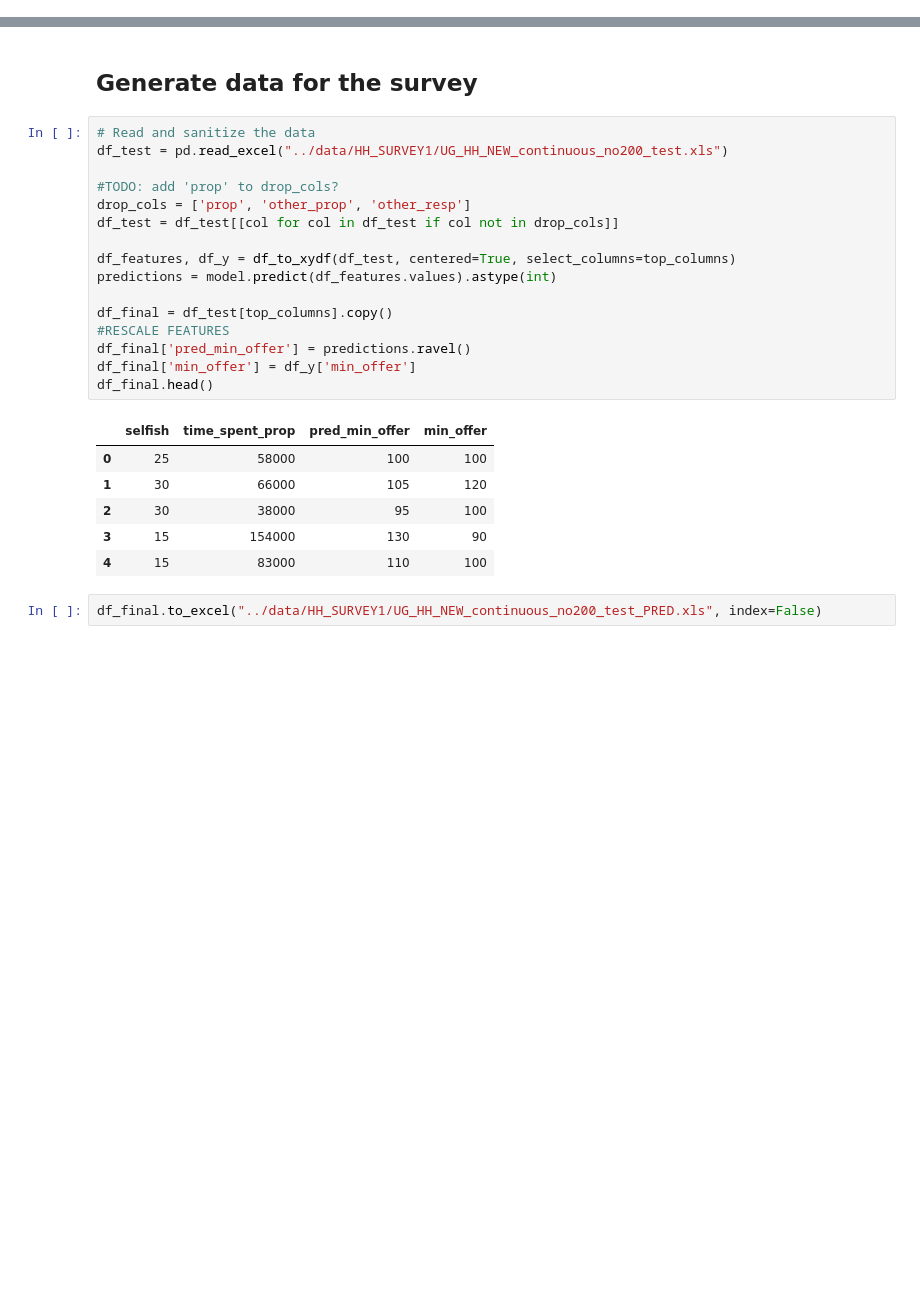
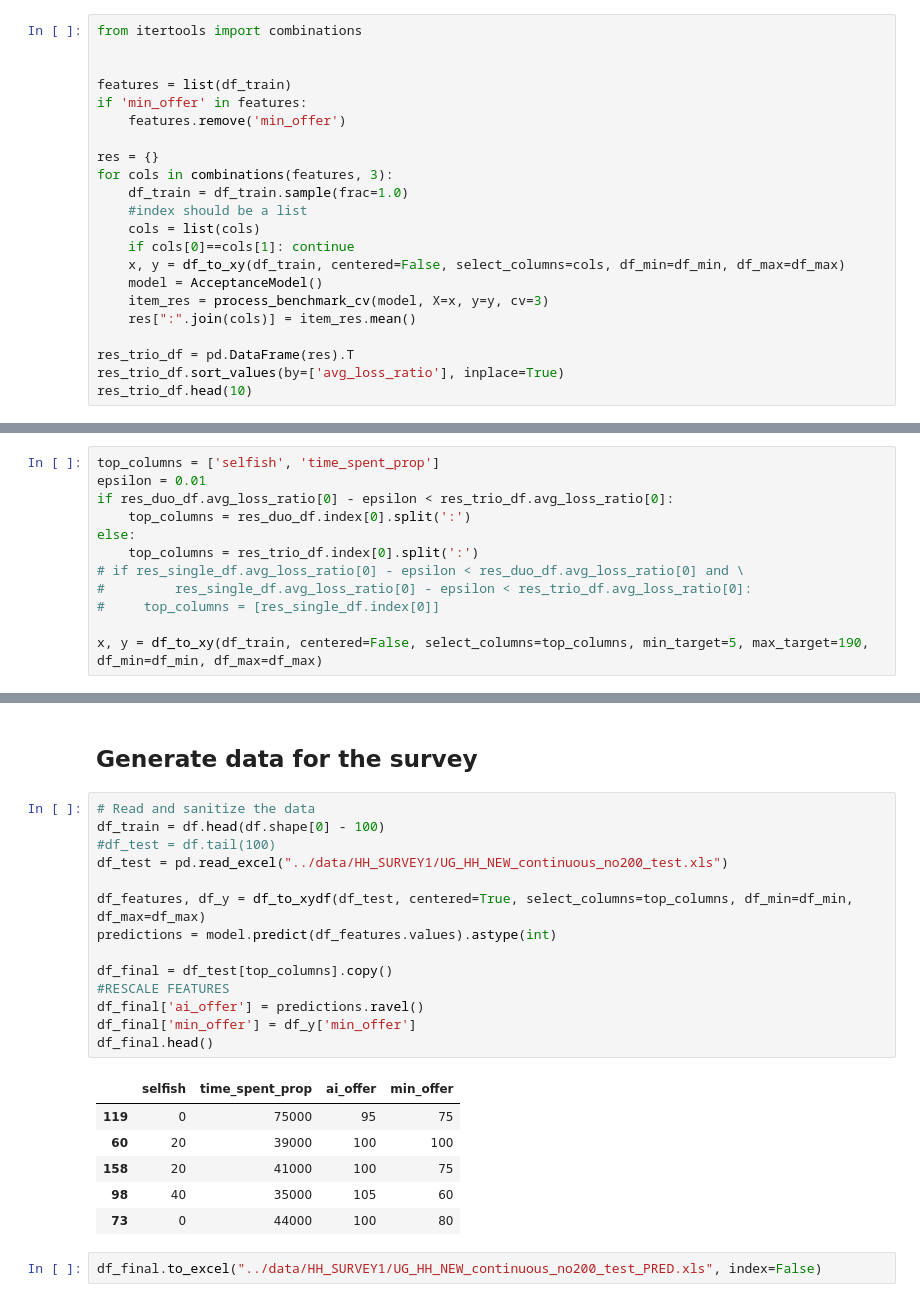
Before and after one commit to afranck64/ultimatum, a Jupyter notebook: notebooks/Ablation.ipynb, the cells around one changed output, grey strips where cells are left out. Saved outputs shown, nothing was run; the diff lists cells and outputs as text; blank space fills up the shorter version.

```diff
--- a/notebooks/Ablation.ipynb
+++ b/notebooks/Ablation.ipynb
@@ -105,0 +159,22 @@ res_duo_df.head(10)
+# %%
+from itertools import combinations
+
+
+features = list(df_train)
+if 'min_offer' in features:
+    features.remove('min_offer')
+
+res = {}
+for cols in combinations(features, 3):
+    df_train = df_train.sample(frac=1.0)
+    #index should be a list
+    cols = list(cols)
+    if cols[0]==cols[1]: continue
+    x, y = df_to_xy(df_train, centered=False, select_columns=cols, df_min=df_min, df_max=df_max)
+    model = AcceptanceModel()
+    item_res = process_benchmark_cv(model, X=x, y=y, cv=3)
+    res[":".join(cols)] = item_res.mean()
+
+res_trio_df = pd.DataFrame(res).T
+res_trio_df.sort_values(by=['avg_loss_ratio'], inplace=True)
+res_trio_df.head(10)
@@ -179,3 +216,15 @@ x, y = df_to_xy(df, centered=True, select_columns=top_columns, min_target=5, max
+# %%
+top_columns = ['selfish', 'time_spent_prop']
+epsilon = 0.01
+if res_duo_df.avg_loss_ratio[0] - epsilon < res_trio_df.avg_loss_ratio[0]:
+    top_columns = res_duo_df.index[0].split(':')
+else:
+    top_columns = res_trio_df.index[0].split(':')
+# if res_single_df.avg_loss_ratio[0] - epsilon < res_duo_df.avg_loss_ratio[0] and \
+#         res_single_df.avg_loss_ratio[0] - epsilon < res_trio_df.avg_loss_ratio[0]:
+#     top_columns = [res_single_df.index[0]]
+
+x, y = df_to_xy(df_train, centered=False, select_columns=top_columns, min_target=5, max_target=190, df_min=df_min, df_max=df_max)
 # %%
 split = int(x.shape[0] * 0.6)
 xTrain, yTrain = x[:split], y[:split]
@@ -199,26 +250,24 @@ Unique predicted values:  [ 95. 100. 105.]
 ## Generate data for the survey
 # %%
 # Read and sanitize the data
+df_train = df.head(df.shape[0] - 100)
+#df_test = df.tail(100)
 df_test = pd.read_excel("../data/HH_SURVEY1/UG_HH_NEW_continuous_no200_test.xls")
 
-#TODO: add 'prop' to drop_cols?
-drop_cols = ['prop', 'other_prop', 'other_resp']
-df_test = df_test[[col for col in df_test if col not in drop_cols]]
-
-df_features, df_y = df_to_xydf(df_test, centered=True, select_columns=top_columns)
+df_features, df_y = df_to_xydf(df_test, centered=True, select_columns=top_columns, df_min=df_min, df_max=df_max)
 predictions = model.predict(df_features.values).astype(int)
 
 df_final = df_test[top_columns].copy()
 #RESCALE FEATURES
-df_final['pred_min_offer'] = predictions.ravel()
+df_final['ai_offer'] = predictions.ravel()
 df_final['min_offer'] = df_y['min_offer']
 df_final.head()
 # %% [output]
-|  | selfish | time_spent_prop | pred_min_offer | min_offer |
-| 0 | 25 | 58000 | 100 | 100 |
-| 1 | 30 | 66000 | 105 | 120 |
-| 2 | 30 | 38000 | 95 | 100 |
-| 3 | 15 | 154000 | 130 | 90 |
-| 4 | 15 | 83000 | 110 | 100 |
+|  | selfish | time_spent_prop | ai_offer | min_offer |
+| 119 | 0 | 75000 | 95 | 75 |
+| 60 | 20 | 39000 | 100 | 100 |
+| 158 | 20 | 41000 | 100 | 75 |
+| 98 | 40 | 35000 | 105 | 60 |
+| 73 | 0 | 44000 | 100 | 80 |
 # %%
 df_final.to_excel("../data/HH_SURVEY1/UG_HH_NEW_continuous_no200_test_PRED.xls", index=False)
```
Also changed, not shown: parts of 16 cells of this notebook, 9 other files.
